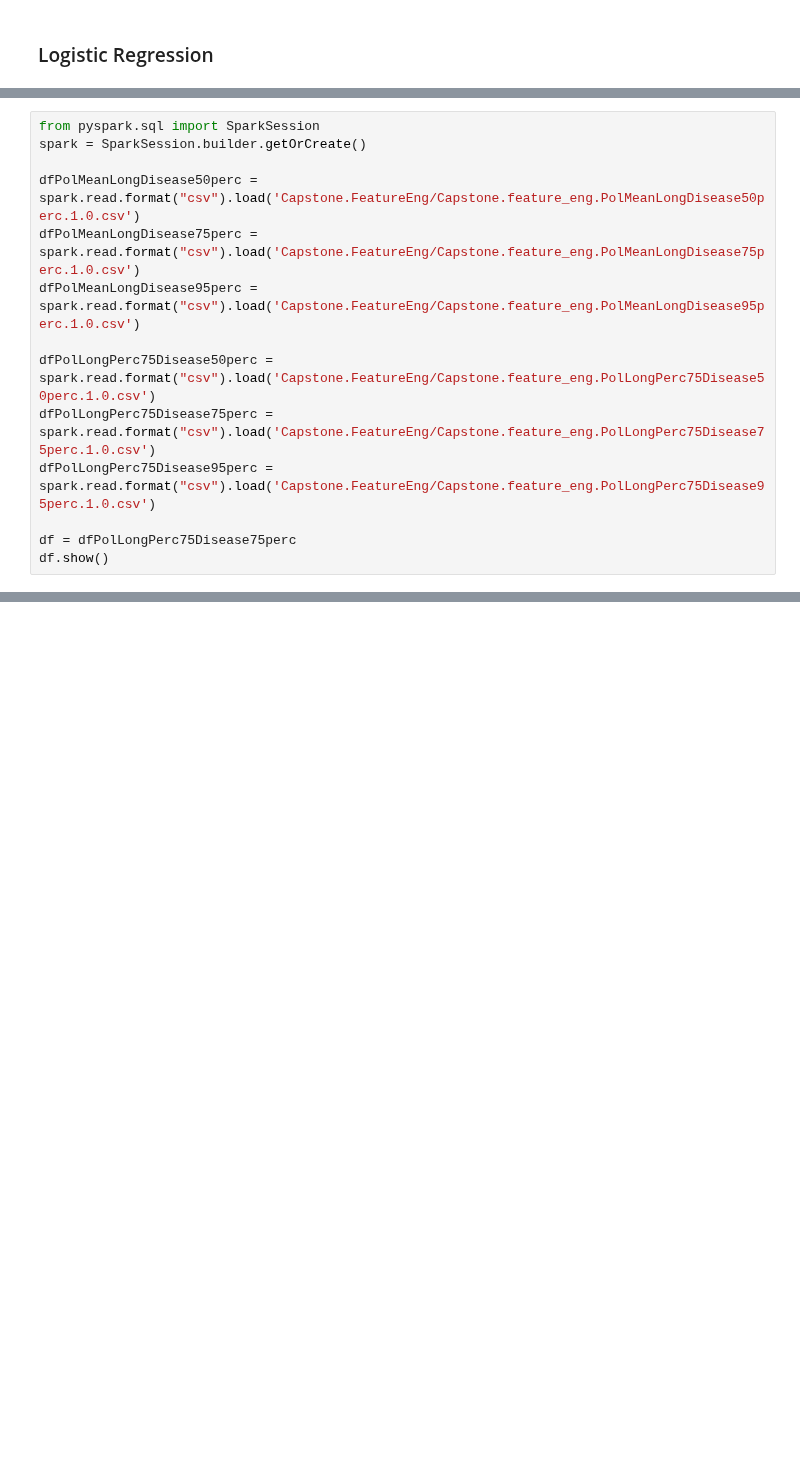
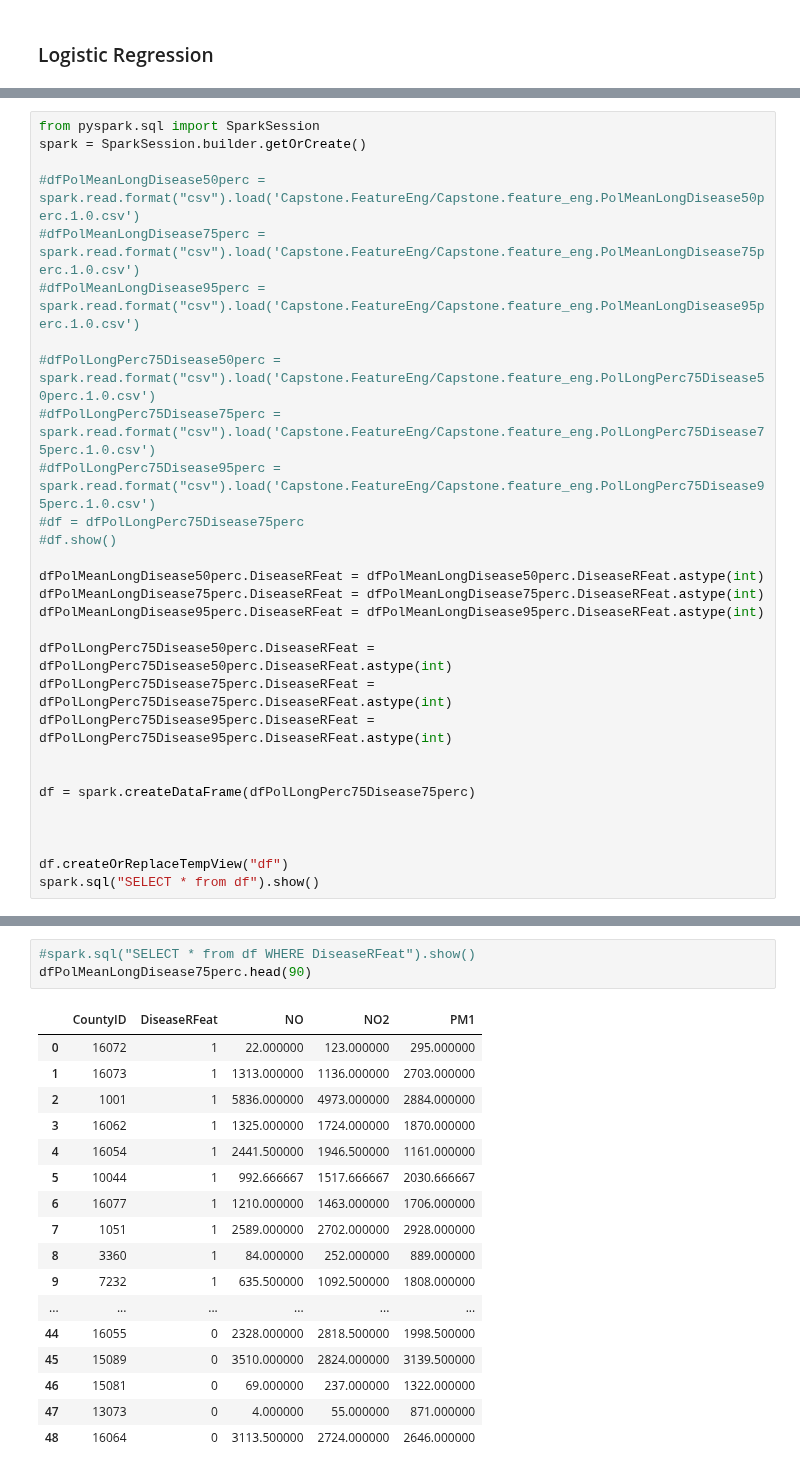
Before and after one commit to EvgenyGorelov/IBM_Coursera_Capstone, a Jupyter notebook: Capstone.model_def.SparkMLlogistRegr.1.0.ipynb, the cells around one changed output, grey strips where cells are left out. Cells and saved outputs as stored; diff of their text form; blank space fills up the shorter version.

Commit message:
Completed with Spark kernel

```diff
--- a/Capstone.model_def.SparkMLlogistRegr.1.0.ipynb
+++ b/Capstone.model_def.SparkMLlogistRegr.1.0.ipynb
@@ -470,14 +485,29 @@ FileNotFoundError: [Errno 2] File b'Capstone.FeatureEng/Capstone.feature_eng.Den
 from pyspark.sql import SparkSession
 spark = SparkSession.builder.getOrCreate()
 
-dfPolMeanLongDisease50perc = spark.read.format("csv").load('Capstone.FeatureEng/Capstone.feature_eng.PolMeanLongDisease50perc.1.0.csv')
-dfPolMeanLongDisease75perc = spark.read.format("csv").load('Capstone.FeatureEng/Capstone.feature_eng.PolMeanLongDisease75perc.1.0.csv')
-dfPolMeanLongDisease95perc = spark.read.format("csv").load('Capstone.FeatureEng/Capstone.feature_eng.PolMeanLongDisease95perc.1.0.csv')
+#dfPolMeanLongDisease50perc = spark.read.format("csv").load('Capstone.FeatureEng/Capstone.feature_eng.PolMeanLongDisease50perc.1.0.csv')
+#dfPolMeanLongDisease75perc = spark.read.format("csv").load('Capstone.FeatureEng/Capstone.feature_eng.PolMeanLongDisease75perc.1.0.csv')
+#dfPolMeanLongDisease95perc = spark.read.format("csv").load('Capstone.FeatureEng/Capstone.feature_eng.PolMeanLongDisease95perc.1.0.csv')
 
-dfPolLongPerc75Disease50perc = spark.read.format("csv").load('Capstone.FeatureEng/Capstone.feature_eng.PolLongPerc75Disease50perc.1.0.csv')
-dfPolLongPerc75Disease75perc = spark.read.format("csv").load('Capstone.FeatureEng/Capstone.feature_eng.PolLongPerc75Disease75perc.1.0.csv')
-dfPolLongPerc75Disease95perc = spark.read.format("csv").load('Capstone.FeatureEng/Capstone.feature_eng.PolLongPerc75Disease95perc.1.0.csv')
+#dfPolLongPerc75Disease50perc = spark.read.format("csv").load('Capstone.FeatureEng/Capstone.feature_eng.PolLongPerc75Disease50perc.1.0.csv')
+#dfPolLongPerc75Disease75perc = spark.read.format("csv").load('Capstone.FeatureEng/Capstone.feature_eng.PolLongPerc75Disease75perc.1.0.csv')
+#dfPolLongPerc75Disease95perc = spark.read.format("csv").load('Capstone.FeatureEng/Capstone.feature_eng.PolLongPerc75Disease95perc.1.0.csv')
+#df = dfPolLongPerc75Disease75perc
+#df.show()
 
-df = dfPolLongPerc75Disease75perc
-df.show()
+dfPolMeanLongDisease50perc.DiseaseRFeat = dfPolMeanLongDisease50perc.DiseaseRFeat.astype(int)
+dfPolMeanLongDisease75perc.DiseaseRFeat = dfPolMeanLongDisease75perc.DiseaseRFeat.astype(int)
+dfPolMeanLongDisease95perc.DiseaseRFeat = dfPolMeanLongDisease95perc.DiseaseRFeat.astype(int)
+
+dfPolLongPerc75Disease50perc.DiseaseRFeat = dfPolLongPerc75Disease50perc.DiseaseRFeat.astype(int)
+dfPolLongPerc75Disease75perc.DiseaseRFeat = dfPolLongPerc75Disease75perc.DiseaseRFeat.astype(int)
+dfPolLongPerc75Disease95perc.DiseaseRFeat = dfPolLongPerc75Disease95perc.DiseaseRFeat.astype(int)
+
+
+df = spark.createDataFrame(dfPolLongPerc75Disease75perc)
+
+
+
+df.createOrReplaceTempView("df")
+spark.sql("SELECT * from df").show()
 # %% [output]
@@ -485,3 +531,24 @@ ModuleNotFoundError: No module named 'pyspark'
+# %%
+#spark.sql("SELECT * from df WHERE DiseaseRFeat").show()
+dfPolMeanLongDisease75perc.head(90)
+# %% [output]
+|  | CountyID | DiseaseRFeat | NO | NO2 | PM1 |
+| 0 | 16072 | 1 | 22.000000 | 123.000000 | 295.000000 |
+| 1 | 16073 | 1 | 1313.000000 | 1136.000000 | 2703.000000 |
+| 2 | 1001 | 1 | 5836.000000 | 4973.000000 | 2884.000000 |
+| 3 | 16062 | 1 | 1325.000000 | 1724.000000 | 1870.000000 |
+| 4 | 16054 | 1 | 2441.500000 | 1946.500000 | 1161.000000 |
+| 5 | 10044 | 1 | 992.666667 | 1517.666667 | 2030.666667 |
+| 6 | 16077 | 1 | 1210.000000 | 1463.000000 | 1706.000000 |
+| 7 | 1051 | 1 | 2589.000000 | 2702.000000 | 2928.000000 |
+| 8 | 3360 | 1 | 84.000000 | 252.000000 | 889.000000 |
+| 9 | 7232 | 1 | 635.500000 | 1092.500000 | 1808.000000 |
+| ... | ... | ... | ... | ... | ... |
+| 44 | 16055 | 0 | 2328.000000 | 2818.500000 | 1998.500000 |
+| 45 | 15089 | 0 | 3510.000000 | 2824.000000 | 3139.500000 |
+| 46 | 15081 | 0 | 69.000000 | 237.000000 | 1322.000000 |
+| 47 | 13073 | 0 | 4.000000 | 55.000000 | 871.000000 |
+| 48 | 16064 | 0 | 3113.500000 | 2724.000000 | 2646.000000 |
 # %%
 from pyspark.ml.feature import StringIndexer
 
```
Also changed, not shown: parts of 14 cells of this notebook.
